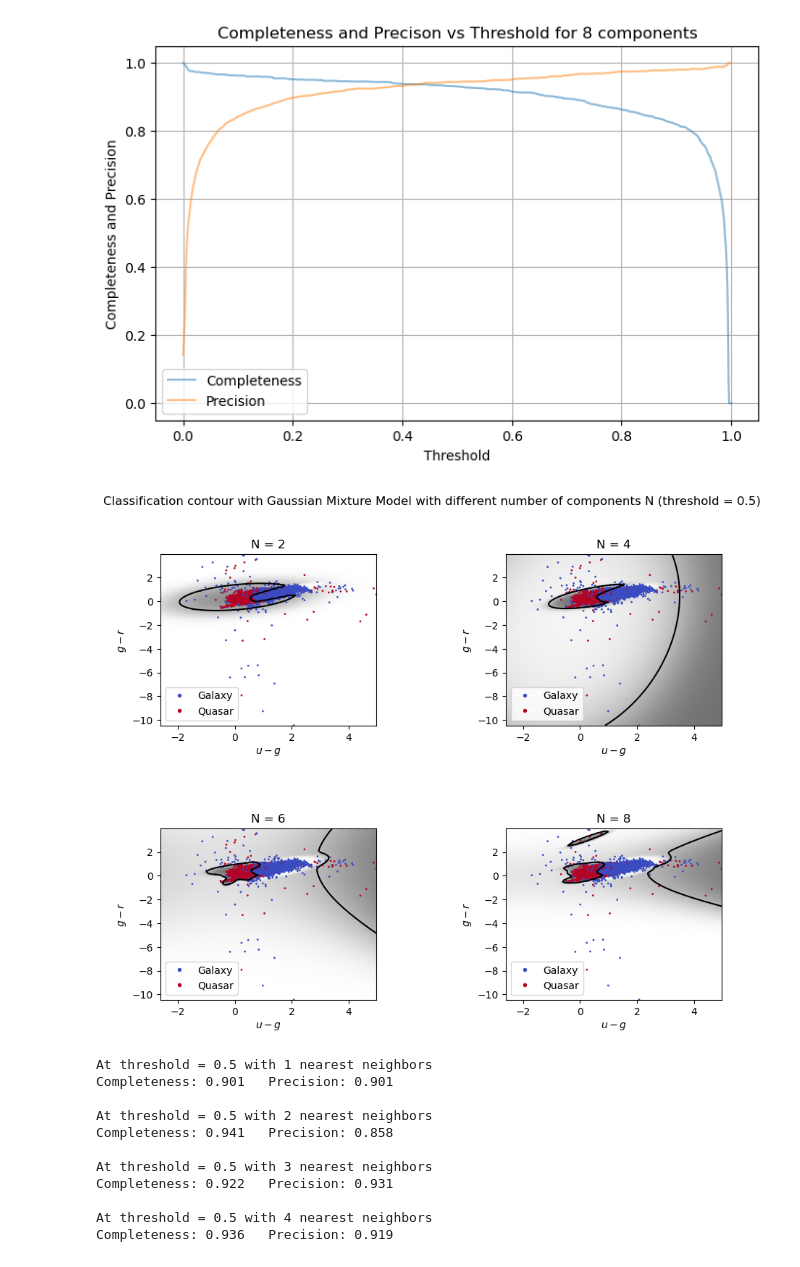
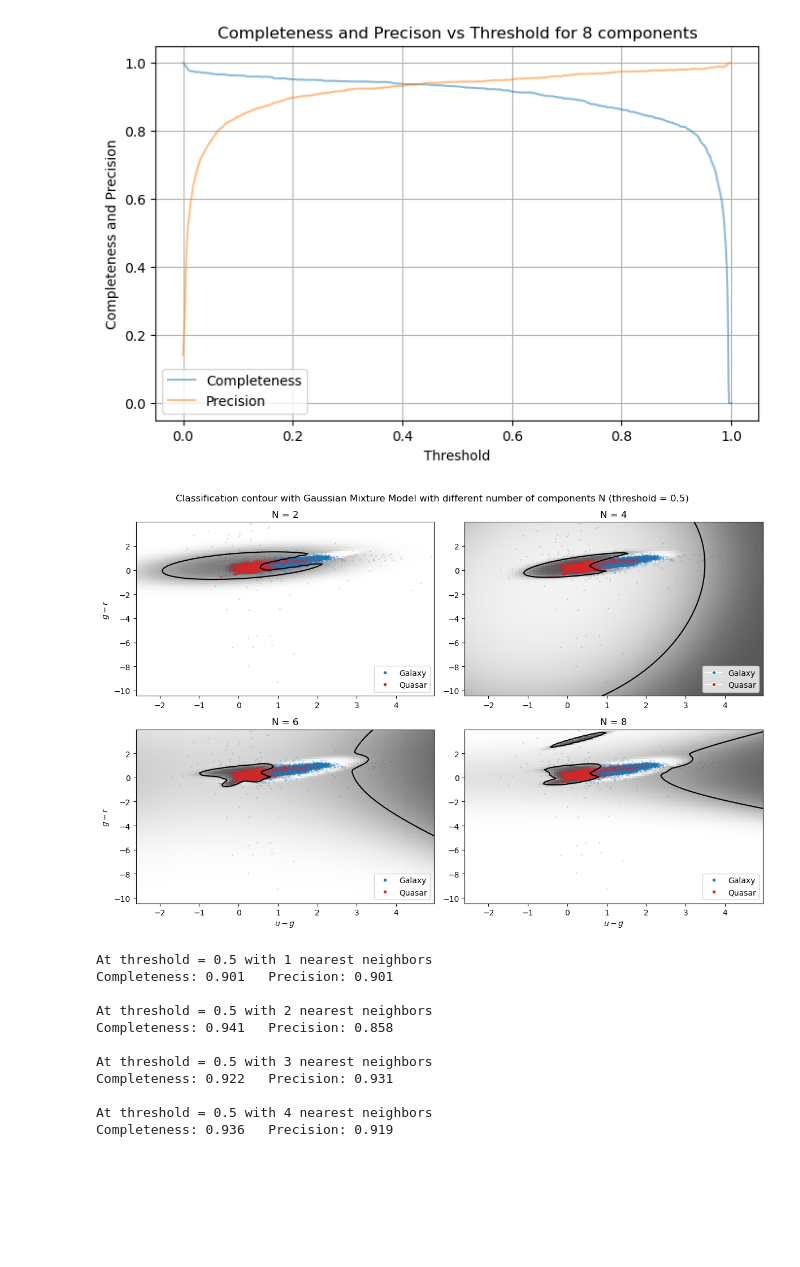
Before and after one commit to NiccoManto01/ilovegit, a Jupyter notebook: Lezioni/Lezione_19/galquas1.ipynb, the cells around one changed output. Cells and saved outputs as stored; diff of their text form; code cells hidden in the pictures; blank space fills up the shorter version.

```diff
--- a/Lezioni/Lezione_19/galquas1.ipynb
+++ b/Lezioni/Lezione_19/galquas1.ipynb
@@ -169,11 +188,18 @@ ylim = X[:,1].min(), X[:,1].max()
 xx, yy = np.meshgrid(np.linspace(xlim[0],xlim[1], 100),np.linspace(ylim[0], ylim[1], 100))
 Z = clf.predict_proba(np.c_[xx.ravel(), yy.ravel()])
 Z = Z[:, 1].reshape(xx.shape)
-im = ax4.scatter(ug_set, gr_set, c=labels, s=4, linewidths=0, cmap=plt.cm.coolwarm, zorder=2)
+im = ax4.scatter(ug_set[galaxy_mask], gr_set[galaxy_mask], c='tab:blue', s=4, alpha=0.2, label='Galaxy', zorder=3)
+im = ax4.scatter(ug_set[quasar_mask], gr_set[quasar_mask], c='tab:red', s=4, alpha=0.2, label='Quasar', zorder=3)
+#im = ax4.scatter(ug_set, gr_set, c=labels, s=4, linewidths=0, cmap=plt.cm.coolwarm, zorder=2)
+'''quasar_mask = labels == 1
+galaxy_mask = labels == 0
+x, y = X[:, [0]], X[:, [1]]
+im = ax4.scatter(x[galaxy_mask], y[galaxy_mask], c=plt.cm.coolwarm(0.), s=1, alpha=0.5, marker='o')
+im = ax4.scatter(x[quasar_mask], y[quasar_mask], c=plt.cm.coolwarm(1.), s=1, alpha=0.5, marker='o')'''
 im.set_clim(0, 1)
 im = ax4.imshow(Z, origin='lower', aspect='auto',cmap=plt.cm.binary, zorder=1, extent=xlim + ylim)
 im.set_clim(0, 1.8)
-ax4.contour(xx, yy, Z, [1-best_thresh], colors='k')
+ax4.contour(xx, yy, Z, [1-best_thresh], colors='k', zorder= 4)
 ax4.set_xlim(xlim)
 ax4.set_ylim(ylim)
 ax4.set_xlabel('$u-g$')
@@ -273,25 +298,31 @@ ax6.grid()
 # %% [output]
 [figure]
 # %%
-fig7, ax7 = plt.subplots(2,2,figsize=(10, 8))
+fig7, ax7 = plt.subplots(2,2,figsize=(12, 8))
 for ax, clf in zip(ax7.flatten(), [clf_n[0], clf_n[2], clf_n[4], clf_n[6]]):
-    ax.legend(handles=legend_elements)
+    ax.legend(handles=legend_elements, loc = 'lower right')
     Z = clf.predict_proba(np.c_[xx.ravel(), yy.ravel()])
     Z = Z[:, 1].reshape(xx.shape)
-    im = ax.scatter(ug_set, gr_set, c=labels, s=4, linewidths=0, cmap=plt.cm.coolwarm, zorder=2)
+    im = ax.scatter(ug_set[galaxy_mask], gr_set[galaxy_mask], c='tab:blue', s=1, alpha=0.2, marker='o', label='Galaxy', zorder=3)
+    im = ax.scatter(ug_set[quasar_mask], gr_set[quasar_mask], c='tab:red', s=1, alpha=0.2, marker='o', label='Quasar', zorder=3)
     im.set_clim(0, 1)
     im = ax.imshow(Z, origin='lower', aspect='auto', cmap=plt.cm.binary, zorder=1, extent=xlim + ylim)
-    im.set_clim(0, 1.8)
-    ax.contour(xx, yy, Z, [0.5], colors='k')
+    im.set_clim(0, 1.5)
+    ax.contour(xx, yy, Z, [0.5], colors='k', zorder=4)
     ax.set_xlim(xlim)
     ax.set_ylim(ylim)
-    ax.set_xlabel('$u-g$')
-    ax.set_ylabel('$g-r$')
     ax.set_title(f'N = {clf_n.index(clf) + 2}')
+
+ax7[0,0].set_ylabel('$g-r$')
+ax7[1,0].set_xlabel('$u-g$')
+ax7[1,1].set_xlabel('$u-g$')
+ax7[1,0].set_ylabel('$g-r$')
+
 fig7.suptitle('Classification contour with Gaussian Mixture Model with different number of components N (threshold = 0.5)')
-fig7.subplots_adjust(hspace = 0.6, wspace = 0.6)
+fig7.subplots_adjust(hspace = 0.6, wspace = 0.5)
+plt.tight_layout()
 # %% [output]
-[figure, old version]
+[figure, new version]
 # %%
 #LASTLY, CLASSIFICATION BY K-NEAREST NEIGHBOURS
 from sklearn.neighbors import KNeighborsClassifier
```
Also changed, not shown: parts of 4 cells of this notebook.
